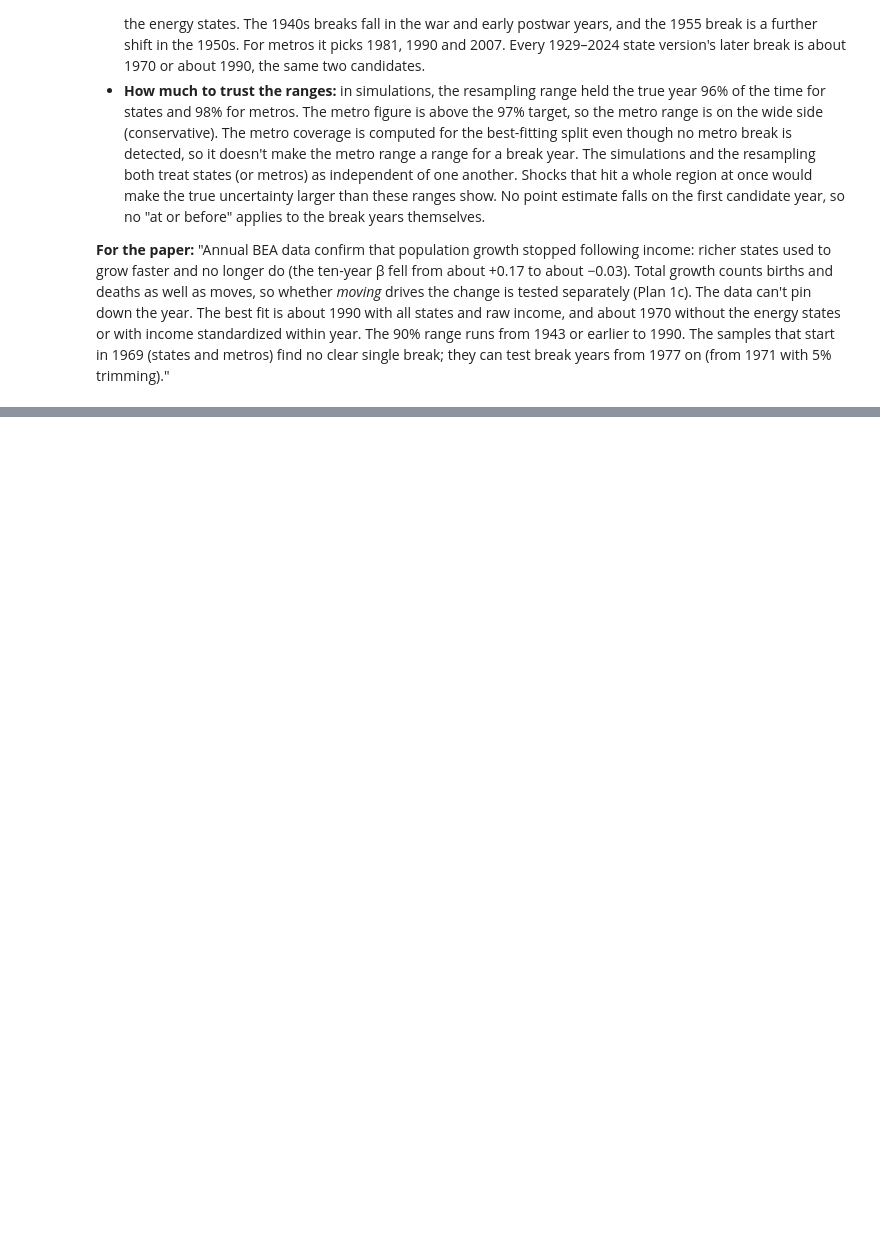
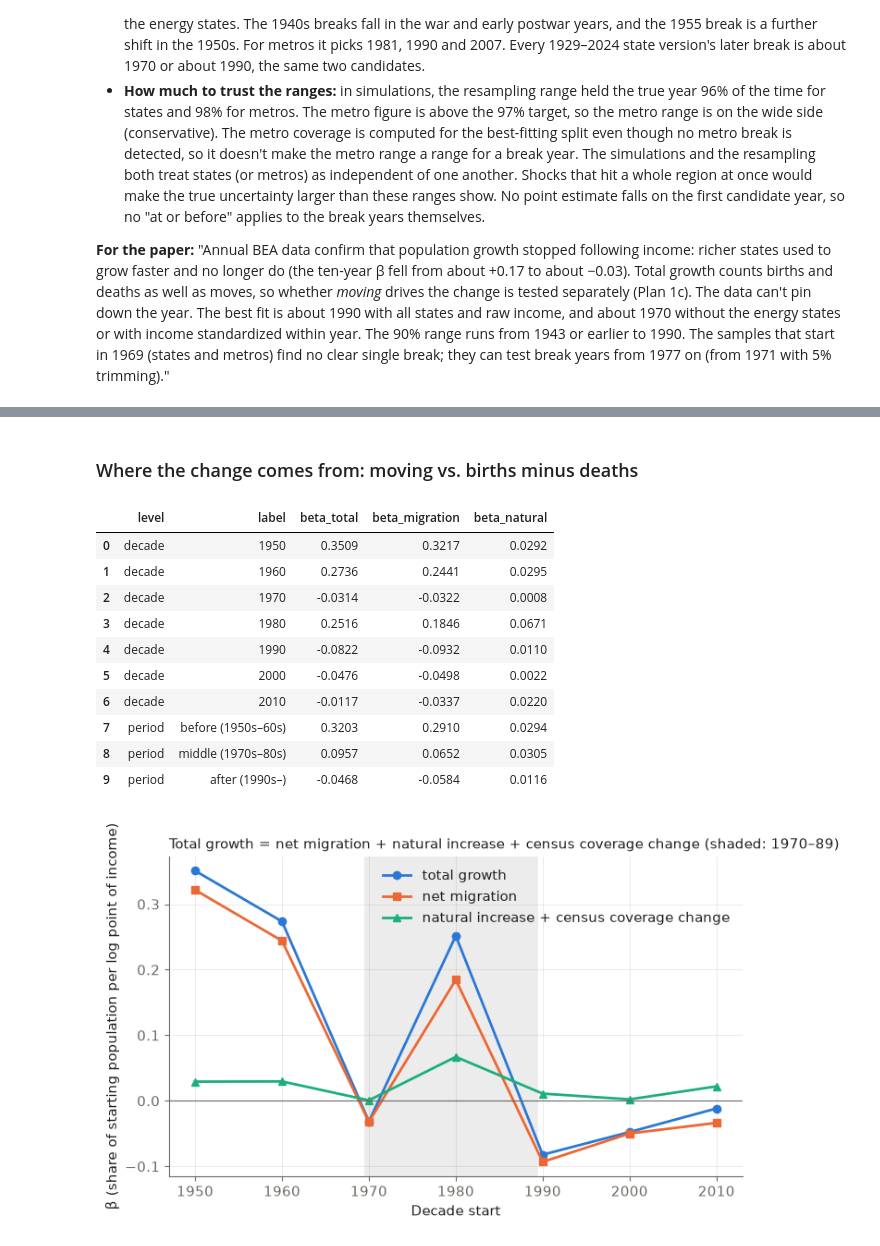
Before and after one commit to dime35/us-housing-crisis-analysis, a Jupyter notebook: notebooks/1.1-lr-us-structural-break.ipynb, the cells around one changed output, grey strips where cells are left out. Cells and saved outputs as stored; diff of their text form; code cells hidden in the pictures; blank space fills up the shorter version.

Commit message:
1970 or 1990: three-period test, net-migration split, finding (Plan 1c)
Co-Authored-By: Claude Opus 5.5 <noreply@anthropic.com>
Claude-Session: https://claude.ai/code/session_01WK1JcWFMpphC1KeQcaYjNr

```diff
--- a/notebooks/1.1-lr-us-structural-break.ipynb
+++ b/notebooks/1.1-lr-us-structural-break.ipynb
@@ -308,0 +447,43 @@ PosixPath('/Users/lrubin/Documents/code/US Housing Crisis Analysis/reports/figur
+# %% [markdown]
+### Where the change comes from: moving vs. births minus deaths
+# %%
+split = []
+by_decade = {name: breaks.decade_betas(decade_dp(nm, col), period="decade").set_index("decade").beta
+             for name, col in outcomes.items()}
+for d in by_decade["total growth"].index:
+    split.append({"level": "decade", "label": str(d), "beta_total": by_decade["total growth"][d],
+                  "beta_migration": by_decade["net migration"][d], "beta_natural": by_decade[NATURAL][d]})
+main_decade = {r["outcome"]: r for r in decade_rows[:3]}
+for part, key in (("before (1950s–60s)", "beta_pre"), ("middle (1970s–80s)", "beta_mid"), ("after (1990s–)", "beta_post")):
+    split.append({"level": "period", "label": part, "beta_total": main_decade["total growth"][key],
+                  "beta_migration": main_decade["net migration"][key],
+                  "beta_natural": main_decade[NATURAL][key]})
+split = pd.DataFrame(split)
+assert np.allclose(split.beta_total, split.beta_migration + split.beta_natural)
+split.to_csv(TABLES_DIR / "rq0b_growth_split.csv", index=False)
+
+fig, ax = plt.subplots()
+for i, name in enumerate(outcomes):
+    b = by_decade[name]
+    ax.plot(b.index, b.values, color=SERIES_COLORS[i], marker=SERIES_MARKERS[i], label=name)
+ax.axvspan(1969.5, 1989.5, color=MUTED, alpha=0.12, lw=0)
+ax.axhline(0, color=MUTED, lw=0.8)
+ax.set(xlabel="Decade start", ylabel="β (share of starting population per log point of income)")
+ax.set_title("Total growth = net migration + natural increase + census coverage change (shaded: 1970–89)",
+             loc="left", fontsize=11)
+ax.legend()
+save_figure(fig, "rq0b_growth_split")
+split.round(4)
+# %% [output]
+|  | level | label | beta_total | beta_migration | beta_natural |
+| 0 | decade | 1950 | 0.3509 | 0.3217 | 0.0292 |
+| 1 | decade | 1960 | 0.2736 | 0.2441 | 0.0295 |
+| 2 | decade | 1970 | -0.0314 | -0.0322 | 0.0008 |
+| 3 | decade | 1980 | 0.2516 | 0.1846 | 0.0671 |
+| 4 | decade | 1990 | -0.0822 | -0.0932 | 0.0110 |
+| 5 | decade | 2000 | -0.0476 | -0.0498 | 0.0022 |
+| 6 | decade | 2010 | -0.0117 | -0.0337 | 0.0220 |
+| 7 | period | before (1950s–60s) | 0.3203 | 0.2910 | 0.0294 |
+| 8 | period | middle (1970s–80s) | 0.0957 | 0.0652 | 0.0305 |
+| 9 | period | after (1990s–) | -0.0468 | -0.0584 | 0.0116 |
+[figure, added]
```
Also changed, not shown: parts of 8 cells of this notebook, 7 other files.
